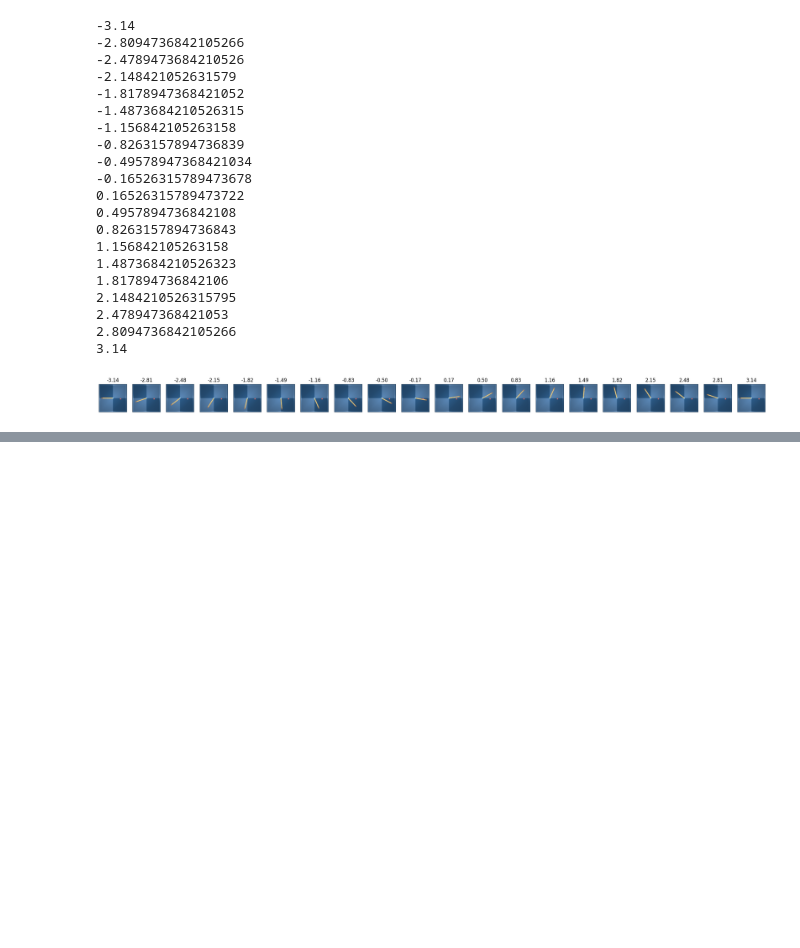
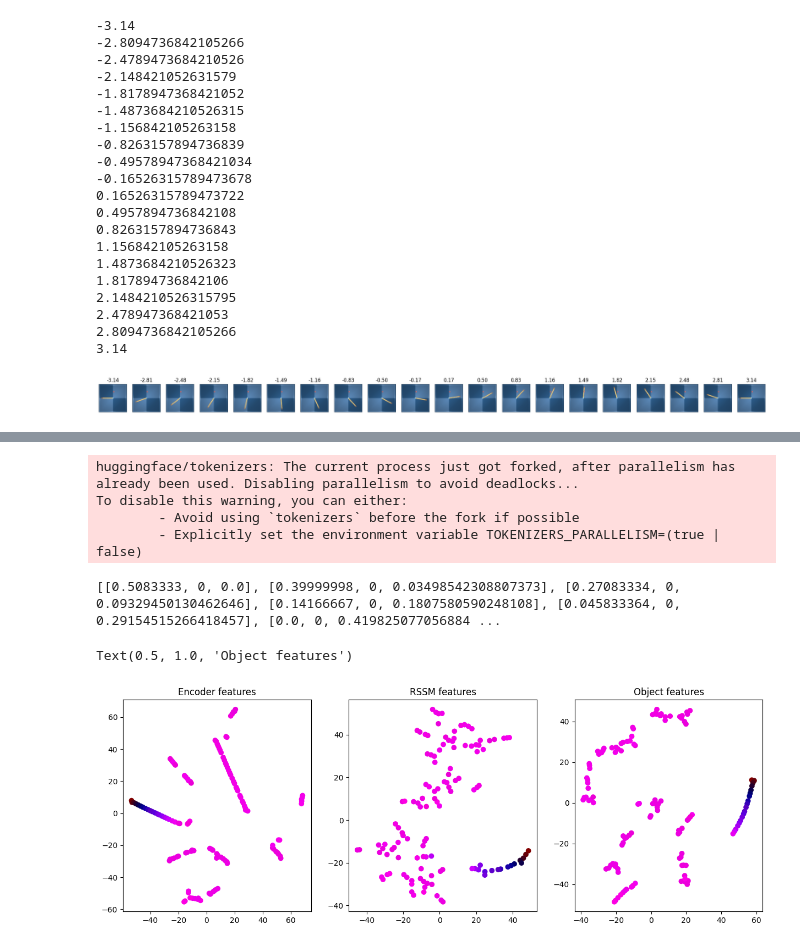
Before and after one commit to StefanoFerraro/FOCUS, a Jupyter notebook: notebooks/plotting_pose/latent_over_pose.ipynb, the cells around one changed output, grey strips where cells are left out. Drawn from its saved outputs; the diff is of its cells as text; code cells hidden in the pictures; blank space fills up the shorter version.

```diff
--- a/notebooks/plotting_pose/latent_over_pose.ipynb
+++ b/notebooks/plotting_pose/latent_over_pose.ipynb
@@ -184,0 +328,40 @@ plt.scatter(X_embedded[:,0], X_embedded[:,1], c=pos_list)
+# %%
+
+import imageio;
+from IPython.display import Video;
+
+imageio.mimwrite('test2.mp4', rgb_video, fps=30)
+# Video('test2.mp4', width=128, height=128)
+# %% [output]
+huggingface/tokenizers: The current process just got forked, after parallelism has already been used. Disabling parallelism to avoid deadlocks...
+To disable this warning, you can either:
+        - Avoid using `tokenizers` before the fork if possible
+        - Explicitly set the environment variable TOKENIZERS_PARALLELISM=(true | false)
+# %%
+from sklearn.manifold import TSNE
+feat_embedded = TSNE(n_components=2, learning_rate='auto', init='random', perplexity=3).fit_transform(feat)
+act_feat_embedded = TSNE(n_components=2, learning_rate='auto', init='random', perplexity=3).fit_transform(act_feat)
+obj_feat_embedded = TSNE(n_components=2, learning_rate='auto', init='random', perplexity=3).fit_transform(obj_feat)
+pos_list = np.linspace(-1, 1, num=feat.shape[0])
+
+# normalize the position along the axis
+norm_obj_pos_list = np.zeros_like(obj_pos_list)
+norm_obj_pos_list[:,0] = (obj_pos_list[:,0] - obj_pos_list[:,0].min()) / (obj_pos_list[:,0].max() - obj_pos_list[:,0].min())
+norm_obj_pos_list[:,1] = (obj_pos_list[:,1] - obj_pos_list[:,1].min()) / (obj_pos_list[:,1].max() - obj_pos_list[:,1].min())
+
+color = []
+for i in range(feat.shape[0]):
+    color.append([norm_obj_pos_list[i][0], 0, 1-norm_obj_pos_list[i][1]])
+print(color)
+
+fig, axs = plt.subplots(1, 3, figsize=(15, 5)) #, subplot_kw=dict(projection='3d'))
+axs[0].scatter(feat_embedded[:,0], feat_embedded[:,1], c=color)
+axs[0].set_title("Encoder features")
+axs[1].scatter(act_feat_embedded[:,0], act_feat_embedded[:,1], c=color)
+axs[1].set_title("RSSM features")
+axs[2].scatter(obj_feat_embedded[:,0], obj_feat_embedded[:,1], c=color)
+axs[2].set_title("Object features")
+# %% [output]
+[[0.5083333, 0, 0.0], [0.39999998, 0, 0.03498542308807373], [0.27083334, 0, 0.09329450130462646], [0.14166667, 0, 0.1807580590248108], [0.045833364, 0, 0.29154515266418457], [0.0, 0, 0.419825077056884 ...
+Text(0.5, 1.0, 'Object features')
+[figure, added]
```
Also changed, not shown: parts of 11 cells of this notebook, 12 other files.
